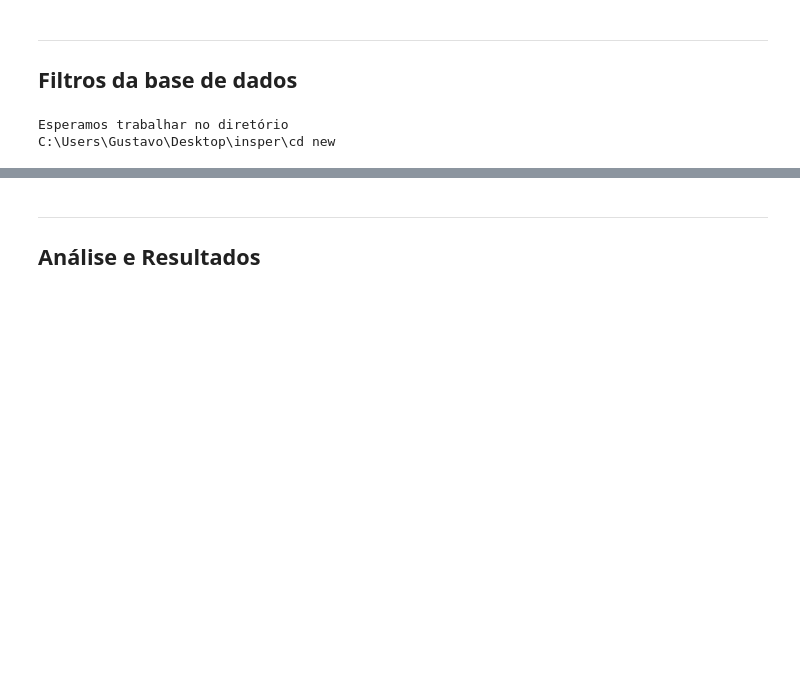
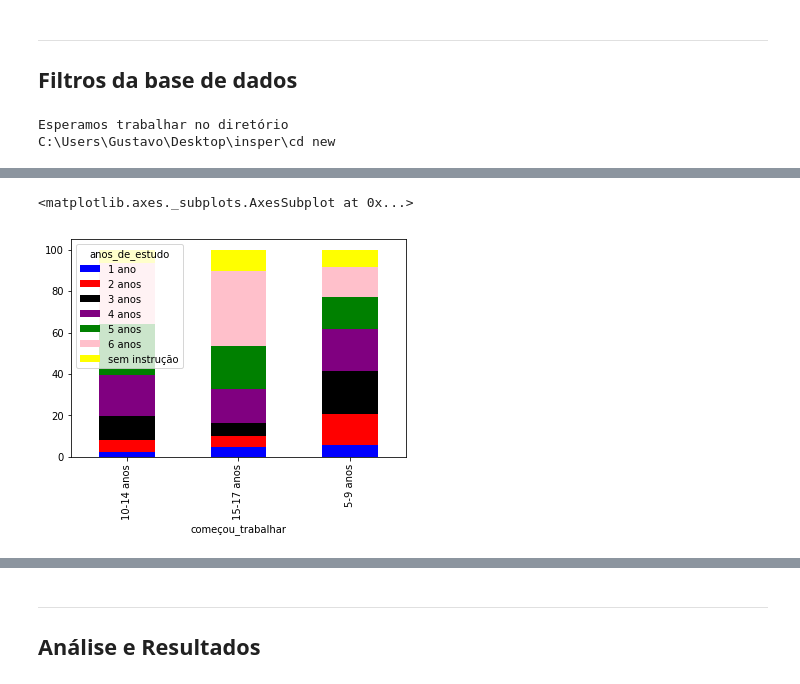
Before and after one commit to gubenites/CD-DP, a Jupyter notebook: Projeto1 Layout.ipynb, the cells around one changed output, grey strips where cells are left out. Saved outputs shown, nothing was run; the diff lists cells and outputs as text; code cells hidden in the pictures; blank space fills up the shorter version.

```diff
--- a/Projeto1 Layout.ipynb
+++ b/Projeto1 Layout.ipynb
@@ -91,0 +146,21 @@ dr
+# %%
+infoM = infoM[infoM.anos_de_estudo<=7]
+
+def anos(linha):
+    if linha==1:
+        return 'sem instrução'
+    if linha==2:
+        return '1 ano'
+    if linha==3:
+        return '2 anos'
+    if linha==4:
+        return '3 anos'
+    if linha==5:
+        return '4 anos'
+    if linha==6:
+        return '5 anos'
+    if linha==7:
+        return '6 anos'
+
+
+infoM.anos_de_estudo=infoM.anos_de_estudo.apply(anos)
@@ -91,0 +171,7 @@ dr
+# %%
+dr3 = pd.crosstab([infoM.começou_trabalhar],[infoM.anos_de_estudo],normalize = "index")*100
+
+dr3.plot(kind = 'bar', stacked = True,color = ('blue','red','black','purple','green','pink','yellow'))
+# %% [output]
+<matplotlib.axes._subplots.AxesSubplot at 0x...>
+[figure, added]
```
Also changed, not shown: parts of 28 cells of this notebook.
